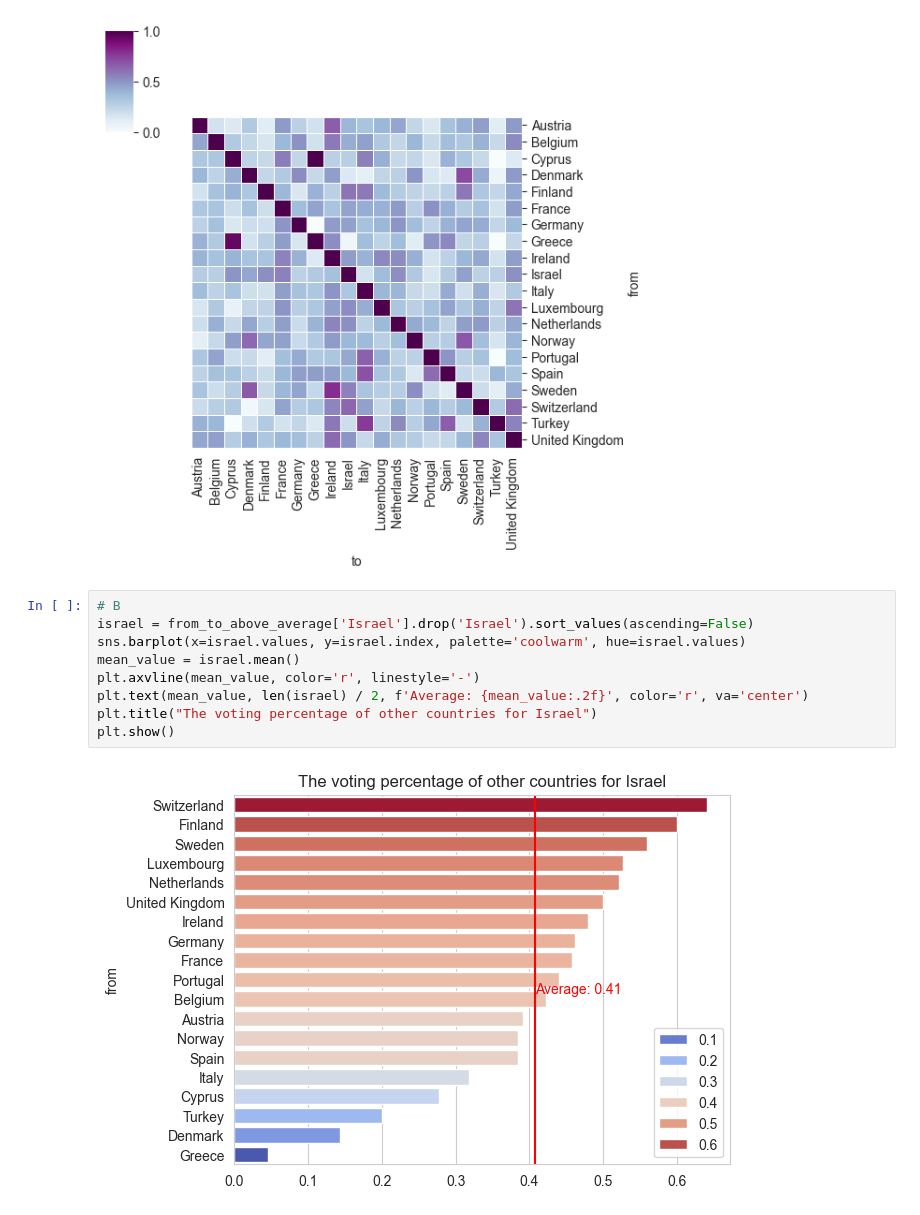
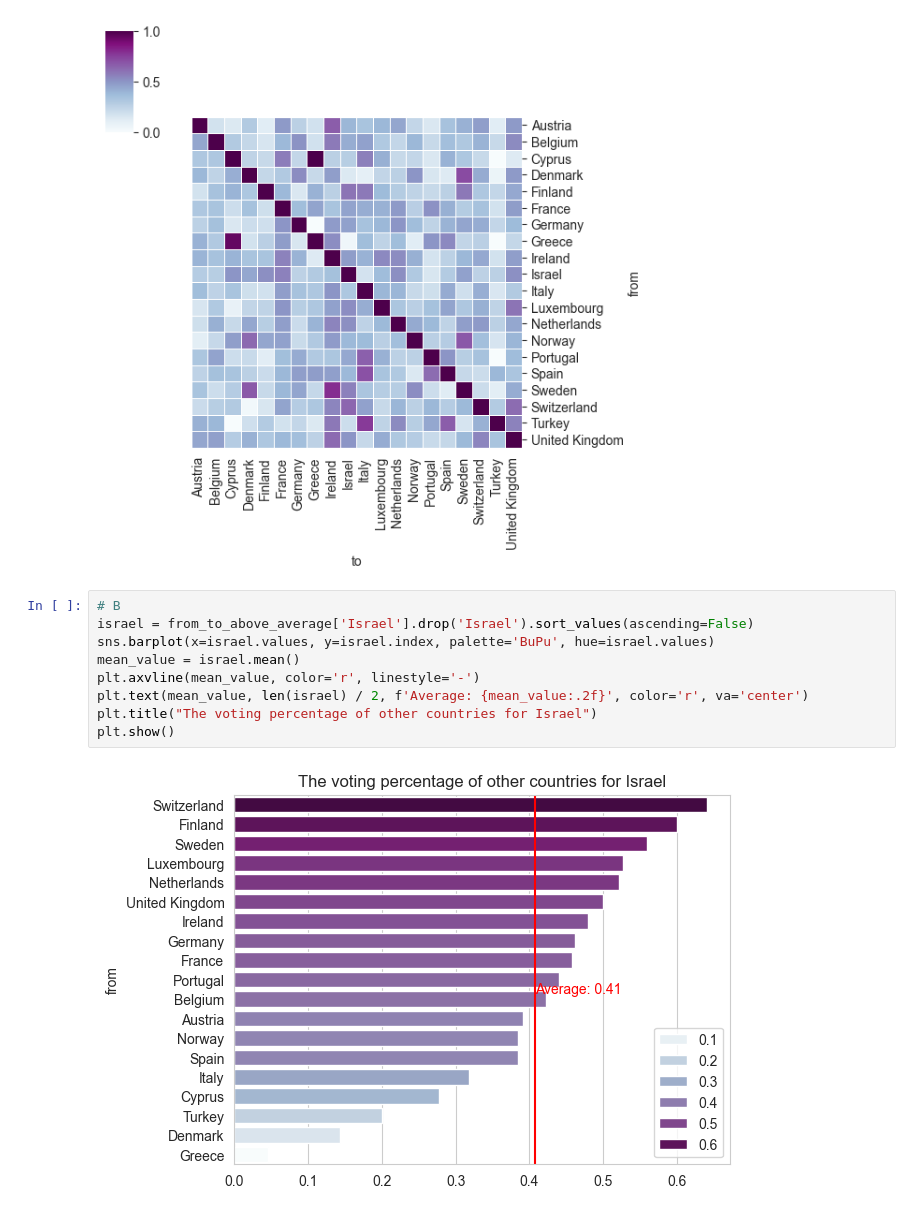
Before and after one commit to maliabramovitch/HW-Introduction-to-Data-Science, a Jupyter notebook: HW01/HW01.ipynb, the cells around one changed output. Saved outputs shown, nothing was run; the diff lists cells and outputs as text.

```diff
--- a/HW01/HW01.ipynb
+++ b/HW01/HW01.ipynb
@@ -188,14 +188,14 @@ plt.show()
 # %%
 # B
 israel = from_to_above_average['Israel'].drop('Israel').sort_values(ascending=False)
-sns.barplot(x=israel.values, y=israel.index, palette='coolwarm', hue=israel.values)
+sns.barplot(x=israel.values, y=israel.index, palette='BuPu', hue=israel.values)
 mean_value = israel.mean()
 plt.axvline(mean_value, color='r', linestyle='-')
 plt.text(mean_value, len(israel) / 2, f'Average: {mean_value:.2f}', color='r', va='center')
 plt.title("The voting percentage of other countries for Israel")
 plt.show()
 # %% [output]
-[figure, old version]
+[figure, new version]
 # %%
 # C
 israel = from_to_above_average.loc['Israel'].drop('Israel').sort_values(ascending=False)
```
Also changed, not shown: parts of 1 cell of this notebook, 1 other file.
